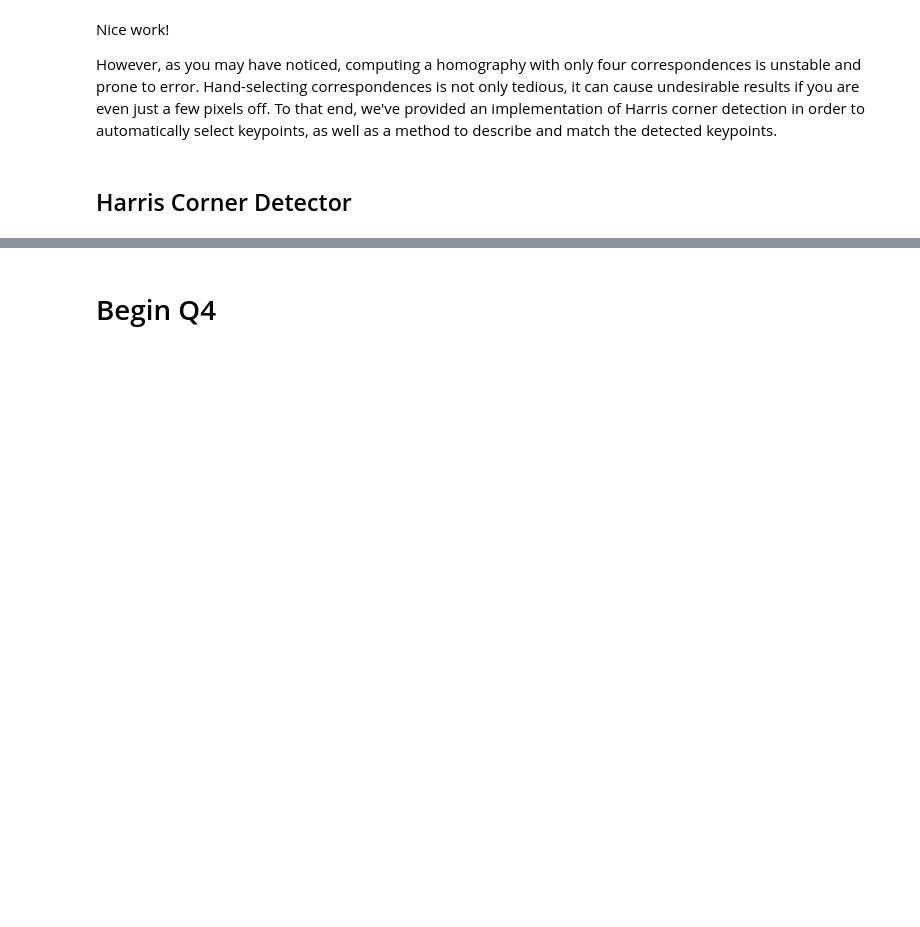
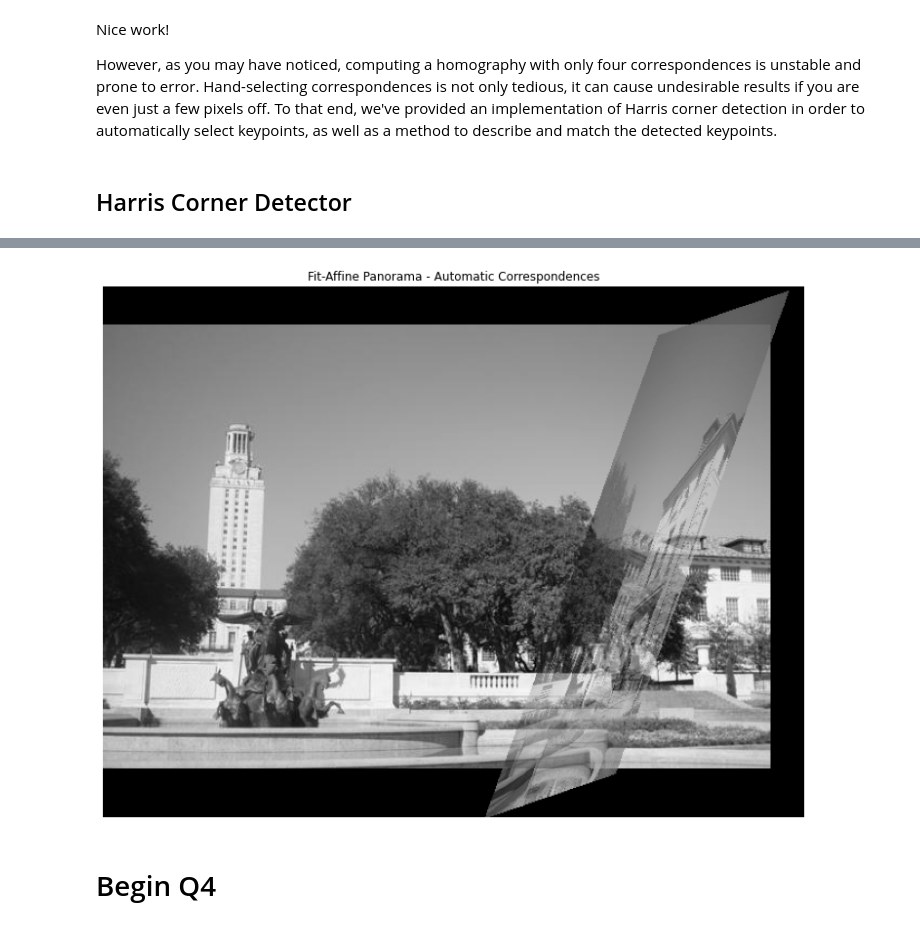
Before and after one commit to kwantlin/student-assignment-1, a Jupyter notebook: panorama.ipynb, the cells around one changed output, grey strips where cells are left out. Cells and saved outputs as stored; diff of their text form; code cells hidden in the pictures; blank space fills up the shorter version.

```diff
--- a/panorama.ipynb
+++ b/panorama.ipynb
@@ -250,3 +327,21 @@ plt.show()
+# %%
+# Merge the two images
+merged = img1_warped + img2_warped
+
+# Track the overlap by adding the masks together
+overlap = (img1_mask * 1.0 +  # Multiply by 1.0 for bool -> float conversion
+           img2_mask)
+
+# Normalize through division by `overlap` - but ensure the minimum is 1
+normalized = merged / np.maximum(overlap, 1)
+
+plt.figure(figsize=(20,10))
+plt.imshow(normalized, cmap='gray')
+plt.axis('off')
+plt.title('Fit-Affine Panorama - Automatic Correspondences')
+plt.show()
+# %% [output]
+[figure, added]
 # %% [markdown]
 # Begin Q4
 # %% [markdown]
```
Also changed, not shown: parts of 8 cells of this notebook, 2 other files.
